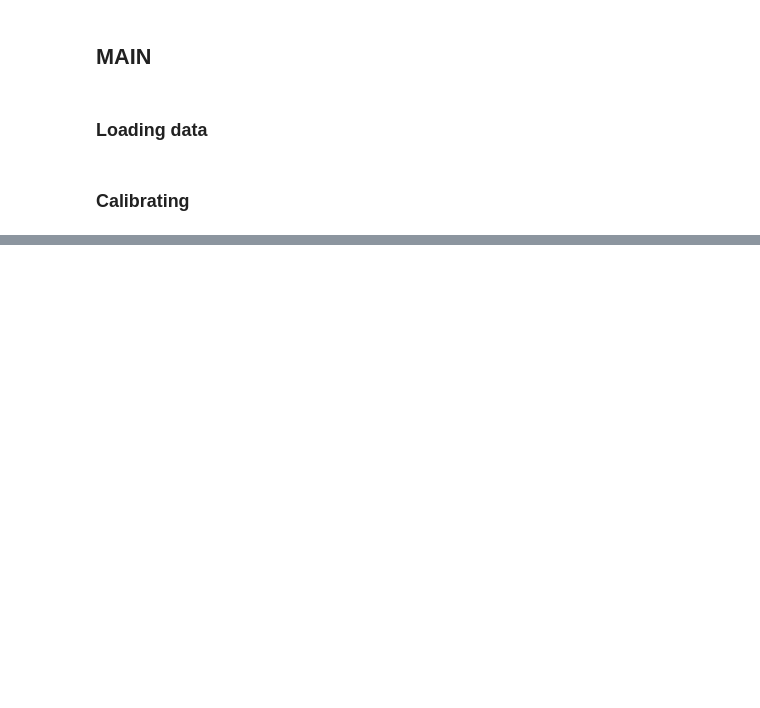
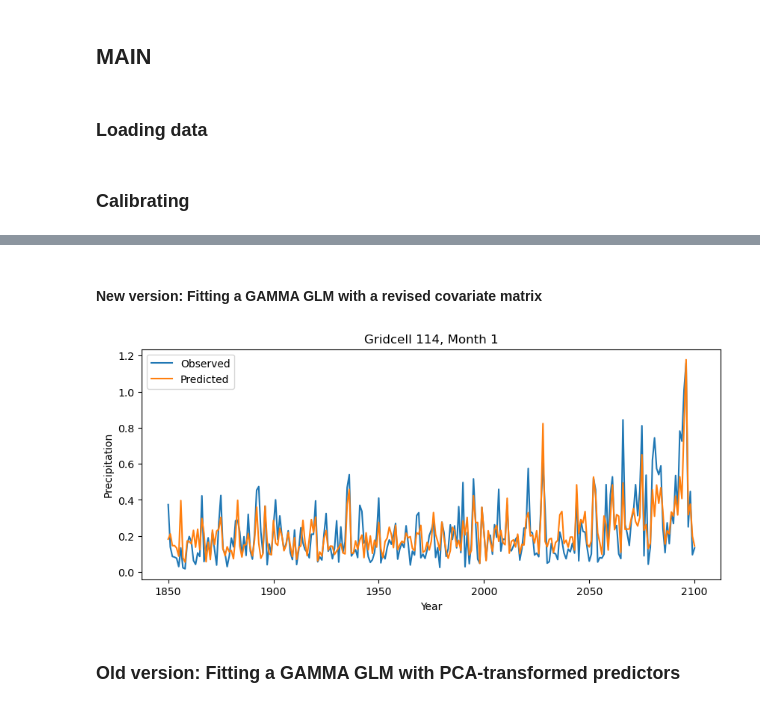
Before and after one commit to MESMER-group/mesmer, a Jupyter notebook: tutorials/example_mesmer_mtp_precipitation.ipynb, the cells around one changed output, grey strips where cells are left out. Cells and saved outputs as stored; diff of their text form; code cells hidden in the pictures; blank space fills up the shorter version.

Commit message:
Updated example notebook with new and old version to construct the design matrix for the GammaGLM. Notebook omits modelling of variability.

```diff
--- a/tutorials/example_mesmer_mtp_precipitation.ipynb
+++ b/tutorials/example_mesmer_mtp_precipitation.ipynb
@@ -110,7 +110,7 @@ def load_training_data(
     pr_mon = mesmer.grid.wrap_to_180(pr_mon)
     pr_stacked_mon = mask_and_stack(pr_mon, threshold_land=THRESHOLD_LAND)
 
-    pr_stacked_mon["pr"].data = converting_precipitation(pr_stacked_mon["pr"].data)
+    pr_stacked_mon["pr"].data = converting_precipitation(pr_stacked_mon["pr"].data, n_digits = 3)
 
     return (tas_stacked_mon, pr_stacked_mon)
 # %%
@@ -118,7 +118,7 @@ def load_training_data(
 from sklearn.metrics.pairwise import haversine_distances
 
 
-def get_closest_locations(gridcells, n_closest=150):
+def closest_locations(gridcells, n_closest=150):
     """
     Given an array of (lat, lon) coordinates, this function computes the pairwise distance
     between all coordinate locations in the array and then returns an array
@@ -233,7 +234,3 @@ pr_stacked_mon_grouped = pr_stacked_mon_grouped.set_index(time=("year", "month")
 pr_stacked_mon_grouped = pr_stacked_mon_grouped.unstack("time")
 # %% [markdown]
 ### Calibrating
-# %%
-closest_locations = get_closest_locations(
-    tas_stacked_mon["gridcell"], n_closest=n_closest
-)
@@ -566,0 +237,4 @@ plt.show()
+# %%
+closest_locations_xr = closest_locations(
+    tas_stacked_mon["gridcell"], n_closest=n_closest
+)
@@ -566,0 +280,2 @@ plt.show()
+# %% [markdown]
+#### New version: Fitting a GAMMA GLM with a revised covariate matrix
@@ -566,0 +376,20 @@ plt.show()
+# %%
+# plotting results
+month = 1
+gridcell = 114
+
+y_true = pr_stacked_mon_grouped["pr"].sel(month=month, gridcell=gridcell)
+y_pred = pr_pred.sel(month=month, gridcell=gridcell)
+
+plt.figure(figsize=(10, 4))
+plt.plot(y_true.year, y_true.values, label="Observed")
+plt.plot(y_pred.year, y_pred.values, label="Predicted")
+plt.xlabel("Year")
+plt.ylabel("Precipitation")
+plt.title(f"Gridcell {gridcell}, Month {month}")
+plt.legend()
+plt.show()
+# %% [output]
+[figure, added]
+# %% [markdown]
+### Old version: Fitting a GAMMA GLM with PCA-transformed predictors
```
Also changed, not shown: parts of 35 cells of this notebook.
